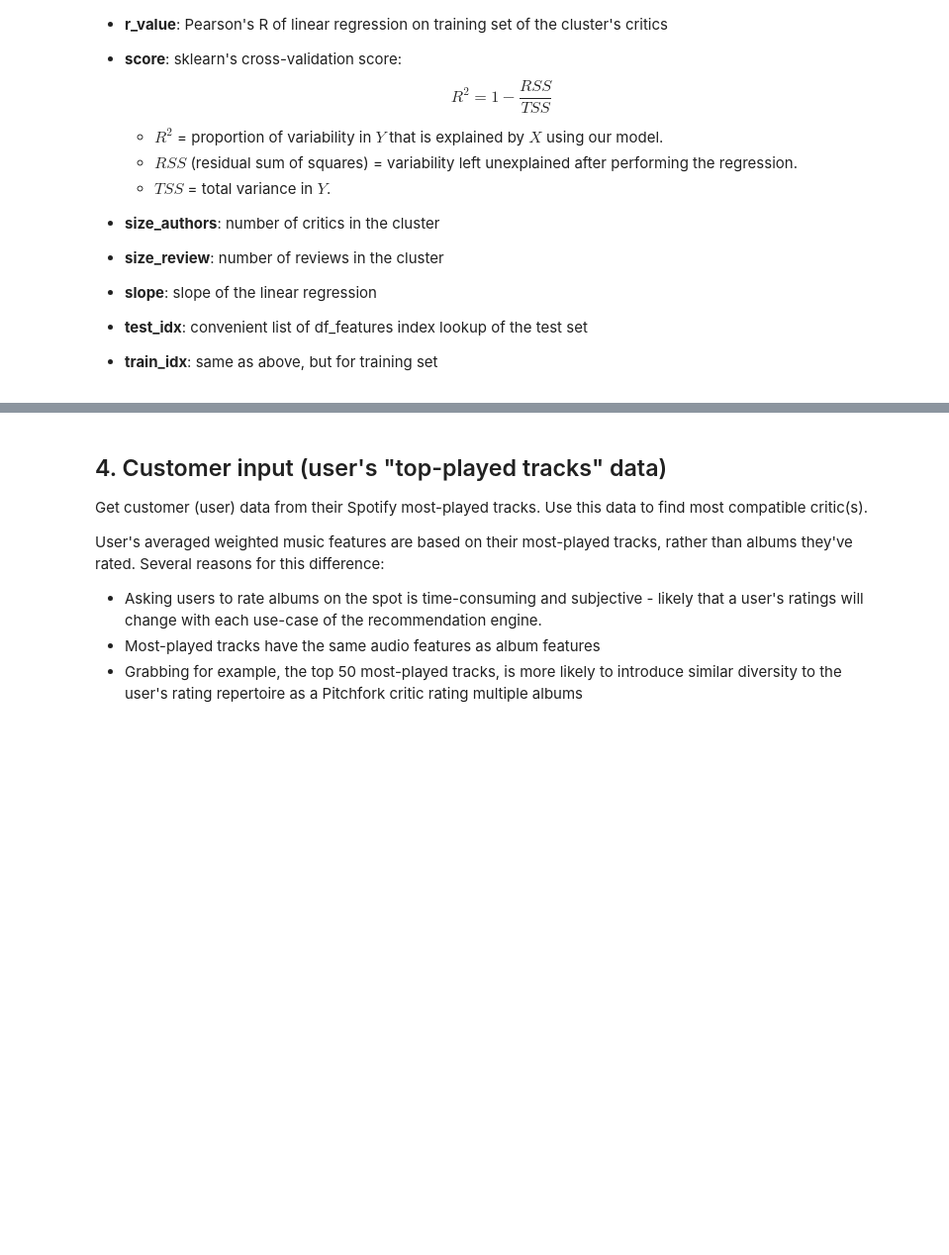
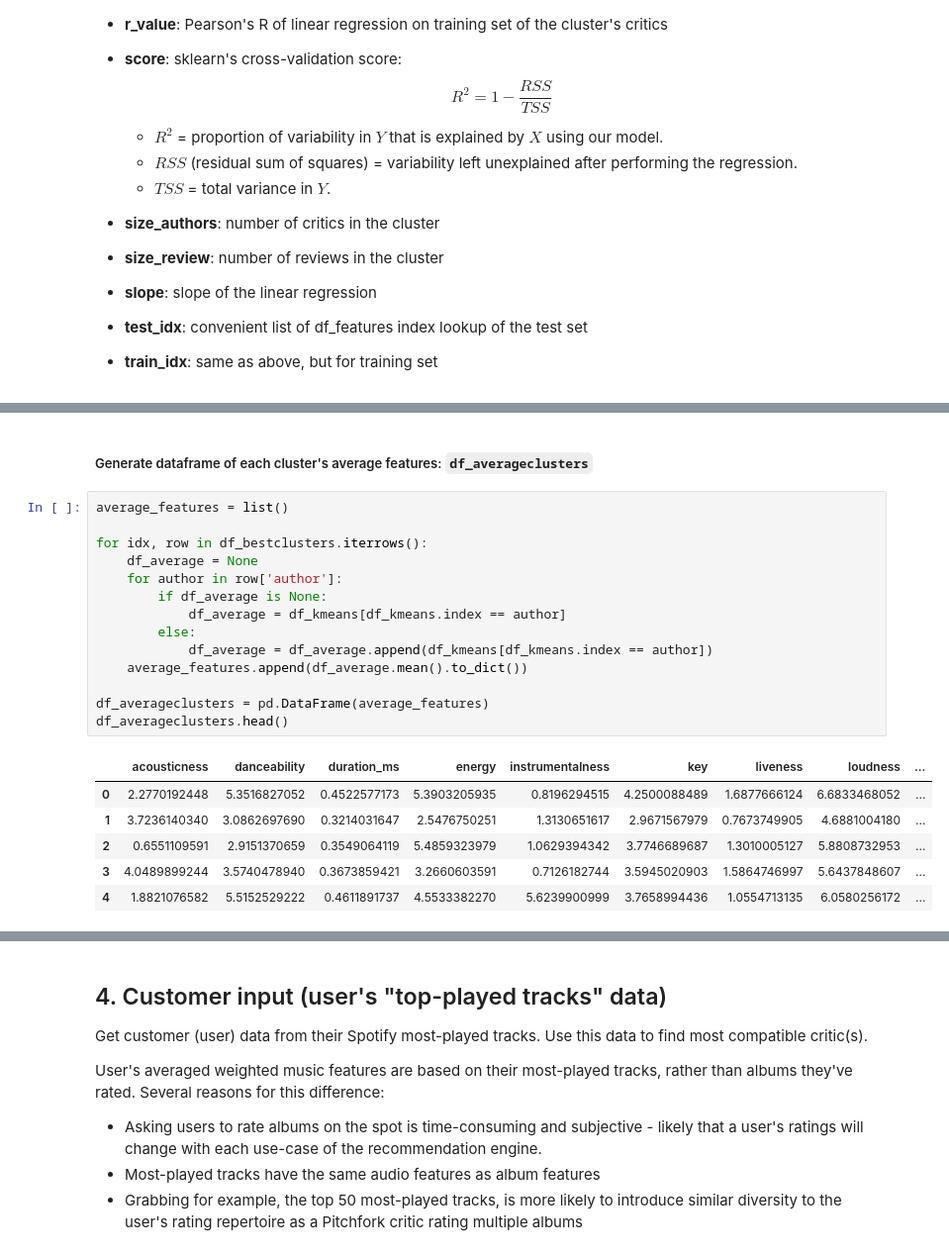
Before and after one commit to diana-xie/spotify_pitchfork_recommendations, a Jupyter notebook: DataClustering/data_clustering.ipynb, the cells around one changed output, grey strips where cells are left out. Shown at 99% size. Saved outputs shown, nothing was run; the diff lists cells and outputs as text; blank space fills up the shorter version.

```diff
--- a/DataClustering/data_clustering.ipynb
+++ b/DataClustering/data_clustering.ipynb
@@ -495,3 +517,26 @@ df_bestclusters.head()
+# %% [markdown]
+##### Generate dataframe of each cluster's average features: `df_averageclusters`
+# %%
+average_features = list()
+
+for idx, row in df_bestclusters.iterrows():
+    df_average = None
+    for author in row['author']:
+        if df_average is None:
+            df_average = df_kmeans[df_kmeans.index == author]
+        else:
+            df_average = df_average.append(df_kmeans[df_kmeans.index == author])
+    average_features.append(df_average.mean().to_dict())
+
+df_averageclusters = pd.DataFrame(average_features)
+df_averageclusters.head()
+# %% [output]
+|  | acousticness | danceability | duration_ms | energy | instrumentalness | key | liveness | loudness | ... |
+| 0 | 2.2770192448 | 5.3516827052 | 0.4522577173 | 5.3903205935 | 0.8196294515 | 4.2500088489 | 1.6877666124 | 6.6833468052 | ... |
+| 1 | 3.7236140340 | 3.0862697690 | 0.3214031647 | 2.5476750251 | 1.3130651617 | 2.9671567979 | 0.7673749905 | 4.6881004180 | ... |
+| 2 | 0.6551109591 | 2.9151370659 | 0.3549064119 | 5.4859323979 | 1.0629394342 | 3.7746689687 | 1.3010005127 | 5.8808732953 | ... |
+| 3 | 4.0489899244 | 3.5740478940 | 0.3673859421 | 3.2660603591 | 0.7126182744 | 3.5945020903 | 1.5864746997 | 5.6437848607 | ... |
+| 4 | 1.8821076582 | 5.5152529222 | 0.4611891737 | 4.5533382270 | 5.6239900999 | 3.7658994436 | 1.0554713135 | 6.0580256172 | ... |
 # %% [markdown]
 ## 3. Cross-validation (holdout music critics)
 
```
Also changed, not shown: parts of 13 cells of this notebook.
